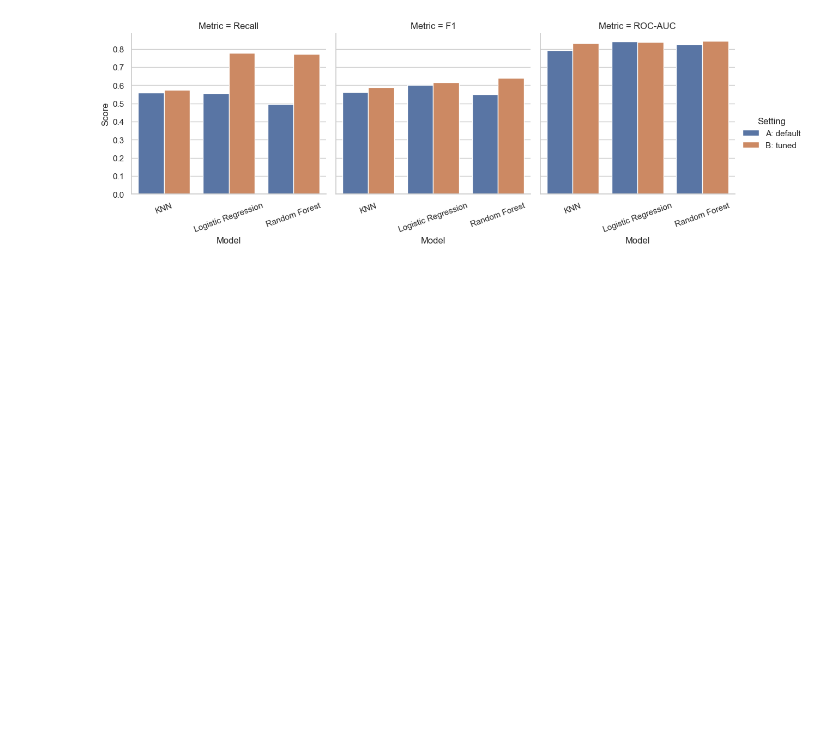
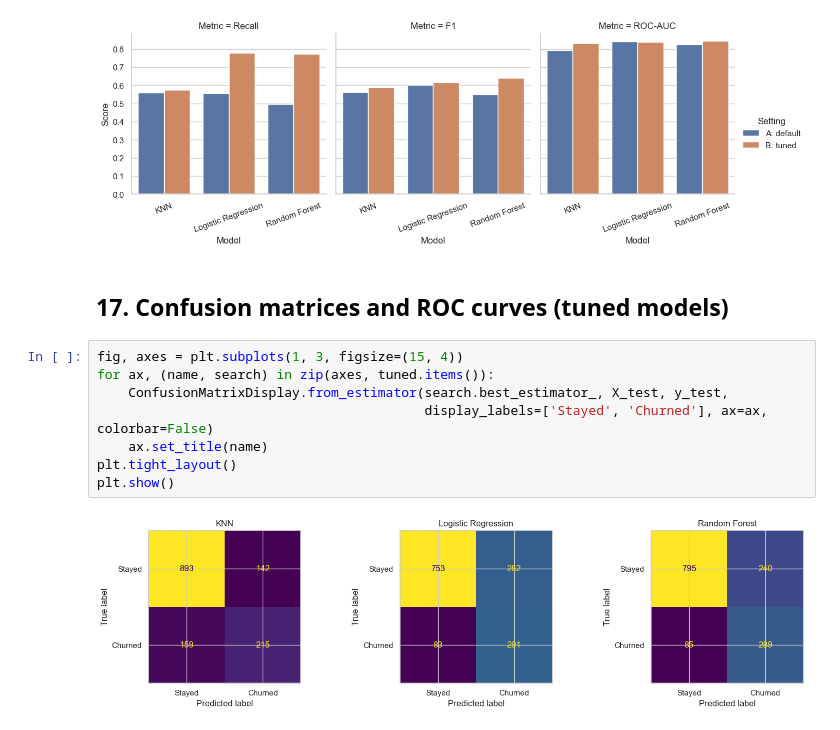
Before and after one commit to methuliH/telco-churn-coursework, a Jupyter notebook: notebooks/Task_01.ipynb, the cells around one changed output. Drawn from its saved outputs; the diff is of its cells as text; blank space fills up the shorter version.

Commit message:
Add confusion matrices and ROC curves

```diff
--- a/notebooks/Task_01.ipynb
+++ b/notebooks/Task_01.ipynb
@@ -401,3 +401,15 @@ g.set_xticklabels(rotation=20)
 plt.show()
 # %% [output]
 [figure]
+# %% [markdown]
+## 17. Confusion matrices and ROC curves (tuned models)
+# %%
+fig, axes = plt.subplots(1, 3, figsize=(15, 4))
+for ax, (name, search) in zip(axes, tuned.items()):
+    ConfusionMatrixDisplay.from_estimator(search.best_estimator_, X_test, y_test,
+                                          display_labels=['Stayed', 'Churned'], ax=ax, colorbar=False)
+    ax.set_title(name)
+plt.tight_layout()
+plt.show()
+# %% [output]
+[figure, added]
```
Also changed, not shown: parts of 1 cell of this notebook.
